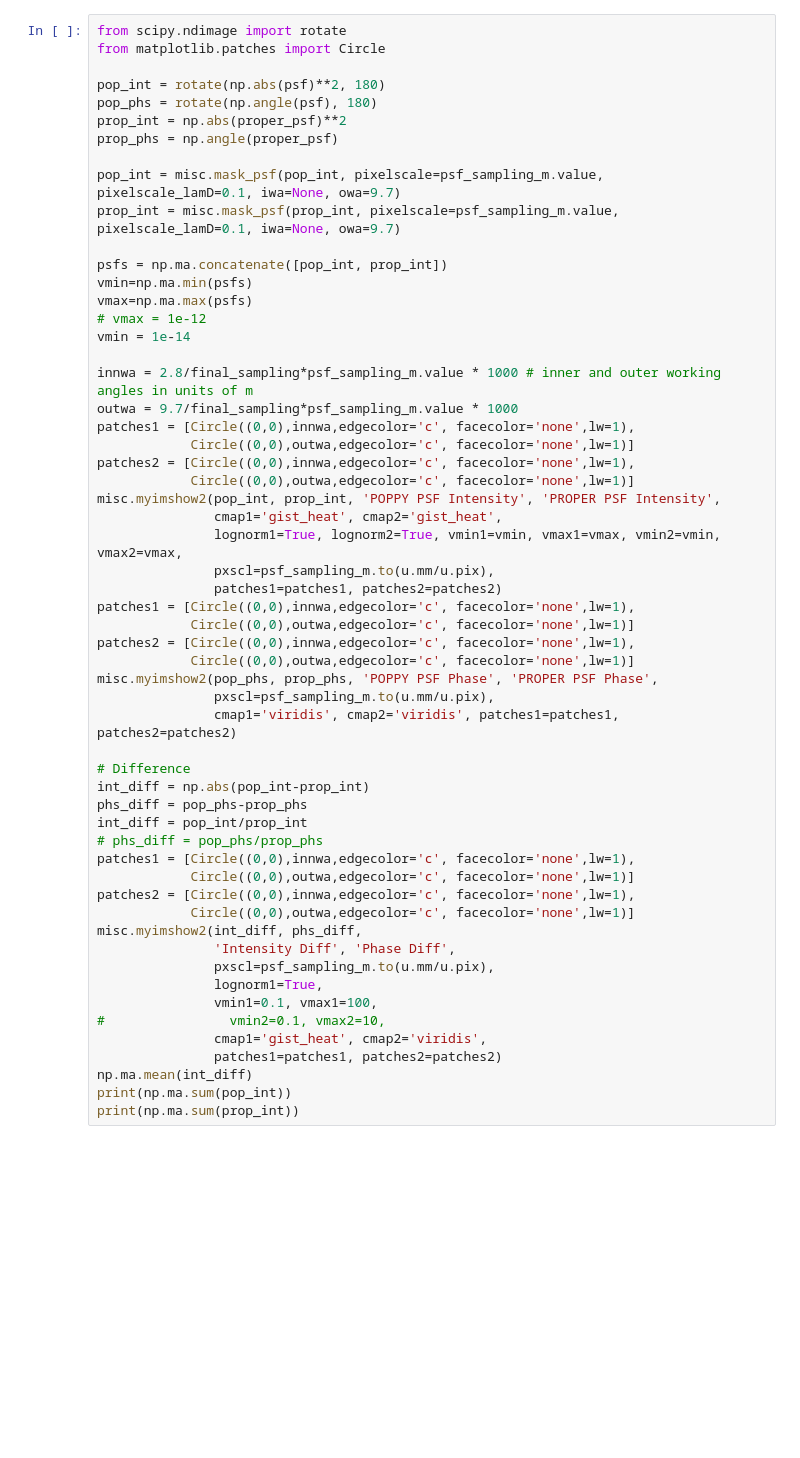
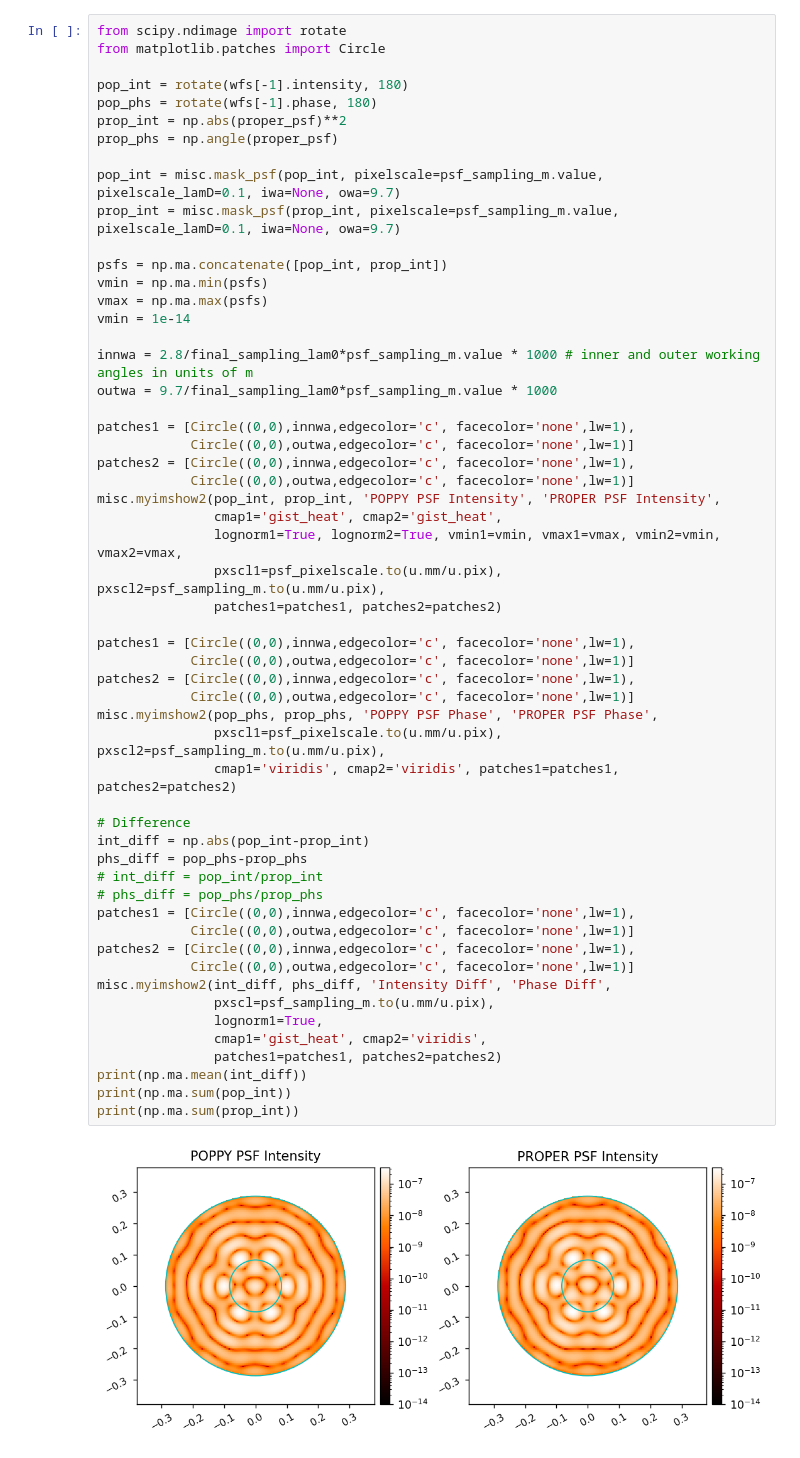
Before and after one commit to kian1377/roman-cgi-phasec-poppy, a Jupyter notebook: run_phasec_hlc.ipynb, the cells around one changed output. Drawn from its saved outputs; the diff is of its cells as text; blank space fills up the shorter version.

```diff
--- a/run_phasec_hlc.ipynb
+++ b/run_phasec_hlc.ipynb
@@ -201,8 +162,8 @@ Total elapsed time (seconds) =   4.0278
 from scipy.ndimage import rotate
 from matplotlib.patches import Circle
 
-pop_int = rotate(np.abs(psf)**2, 180)
-pop_phs = rotate(np.angle(psf), 180)
+pop_int = rotate(wfs[-1].intensity, 180)
+pop_phs = rotate(wfs[-1].phase, 180)
 prop_int = np.abs(proper_psf)**2
 prop_phs = np.angle(proper_psf)
 
@@ -210,48 +171,47 @@ pop_int = misc.mask_psf(pop_int, pixelscale=psf_sampling_m.value, pixelscale_lam
 prop_int = misc.mask_psf(prop_int, pixelscale=psf_sampling_m.value, pixelscale_lamD=0.1, iwa=None, owa=9.7)
 
 psfs = np.ma.concatenate([pop_int, prop_int])
-vmin=np.ma.min(psfs)
-vmax=np.ma.max(psfs)
-# vmax = 1e-12
+vmin = np.ma.min(psfs)
+vmax = np.ma.max(psfs)
 vmin = 1e-14
 
-innwa = 2.8/final_sampling*psf_sampling_m.value * 1000 # inner and outer working angles in units of m
-outwa = 9.7/final_sampling*psf_sampling_m.value * 1000
+innwa = 2.8/final_sampling_lam0*psf_sampling_m.value * 1000 # inner and outer working angles in units of m
+outwa = 9.7/final_sampling_lam0*psf_sampling_m.value * 1000
+
 patches1 = [Circle((0,0),innwa,edgecolor='c', facecolor='none',lw=1),
             Circle((0,0),outwa,edgecolor='c', facecolor='none',lw=1)]
 patches2 = [Circle((0,0),innwa,edgecolor='c', facecolor='none',lw=1),
             Circle((0,0),outwa,edgecolor='c', facecolor='none',lw=1)]
 misc.myimshow2(pop_int, prop_int, 'POPPY PSF Intensity', 'PROPER PSF Intensity',
                cmap1='gist_heat', cmap2='gist_heat',
                lognorm1=True, lognorm2=True, vmin1=vmin, vmax1=vmax, vmin2=vmin, vmax2=vmax,
-               pxscl=psf_sampling_m.to(u.mm/u.pix),
+               pxscl1=psf_pixelscale.to(u.mm/u.pix), pxscl2=psf_sampling_m.to(u.mm/u.pix),
                patches1=patches1, patches2=patches2)
+
 patches1 = [Circle((0,0),innwa,edgecolor='c', facecolor='none',lw=1),
             Circle((0,0),outwa,edgecolor='c', facecolor='none',lw=1)]
 patches2 = [Circle((0,0),innwa,edgecolor='c', facecolor='none',lw=1),
             Circle((0,0),outwa,edgecolor='c', facecolor='none',lw=1)]
 misc.myimshow2(pop_phs, prop_phs, 'POPPY PSF Phase', 'PROPER PSF Phase',
-               pxscl=psf_sampling_m.to(u.mm/u.pix),
+               pxscl1=psf_pixelscale.to(u.mm/u.pix), pxscl2=psf_sampling_m.to(u.mm/u.pix),
                cmap1='viridis', cmap2='viridis', patches1=patches1, patches2=patches2)
 
 # Difference
 int_diff = np.abs(pop_int-prop_int)
 phs_diff = pop_phs-prop_phs
-int_diff = pop_int/prop_int
+# int_diff = pop_int/prop_int
 # phs_diff = pop_phs/prop_phs
 patches1 = [Circle((0,0),innwa,edgecolor='c', facecolor='none',lw=1),
             Circle((0,0),outwa,edgecolor='c', facecolor='none',lw=1)]
 patches2 = [Circle((0,0),innwa,edgecolor='c', facecolor='none',lw=1),
             Circle((0,0),outwa,edgecolor='c', facecolor='none',lw=1)]
-misc.myimshow2(int_diff, phs_diff,
-               'Intensity Diff', 'Phase Diff',
+misc.myimshow2(int_diff, phs_diff, 'Intensity Diff', 'Phase Diff',
                pxscl=psf_sampling_m.to(u.mm/u.pix),
                lognorm1=True,
-               vmin1=0.1, vmax1=100,
-#                vmin2=0.1, vmax2=10,
                cmap1='gist_heat', cmap2='viridis',
                patches1=patches1, patches2=patches2)
-np.ma.mean(int_diff)
+print(np.ma.mean(int_diff))
 print(np.ma.sum(pop_int))
 print(np.ma.sum(prop_int))
 # %% [output]
+[figure, added]
```
Also changed, not shown: parts of 9 cells of this notebook, 6 other files.
